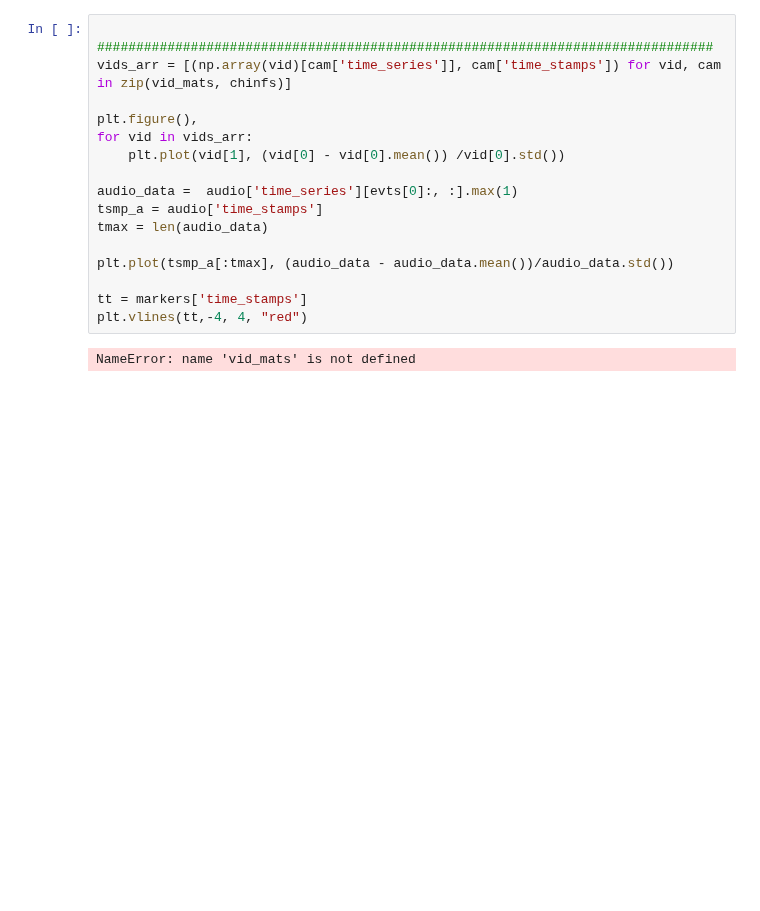
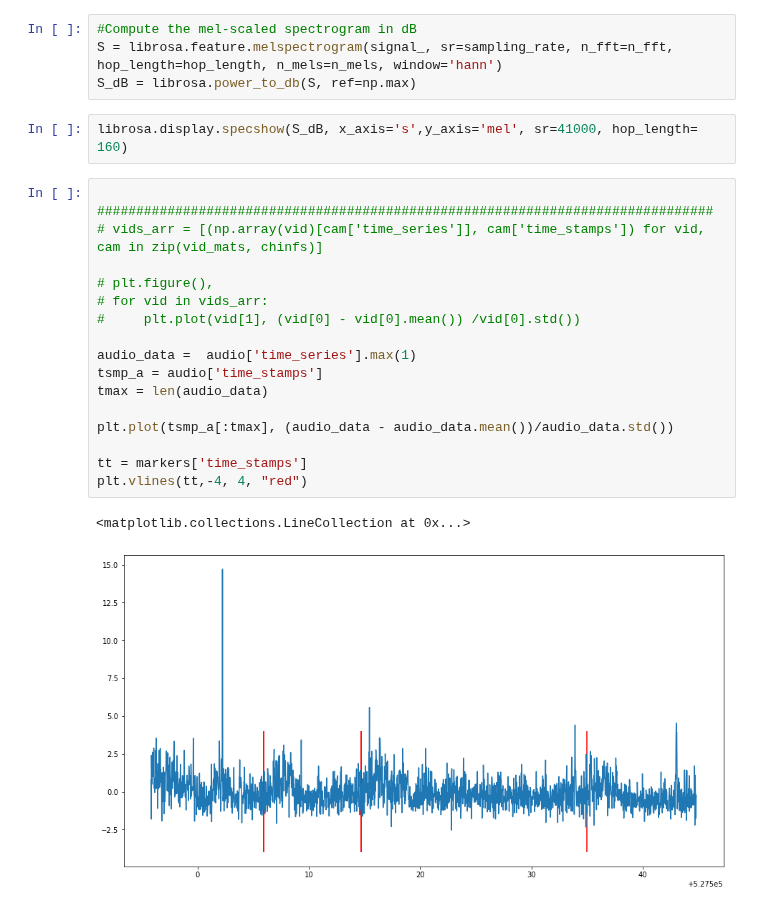
Before and after one commit to neurobooth/neurobooth-os, a Jupyter notebook: Neurobooth_data_visualizer.ipynb, the cells around one changed output. Cells and saved outputs as stored; diff of their text form; blank space fills up the shorter version.

```diff
--- a/Neurobooth_data_visualizer.ipynb
+++ b/Neurobooth_data_visualizer.ipynb
@@ -350,19 +388,26 @@ NameError: name 'markers' is not defined
+# %%
+#Compute the mel-scaled spectrogram in dB
+S = librosa.feature.melspectrogram(signal_, sr=sampling_rate, n_fft=n_fft, hop_length=hop_length, n_mels=n_mels, window='hann')
+S_dB = librosa.power_to_db(S, ref=np.max)
+# %%
+librosa.display.specshow(S_dB, x_axis='s',y_axis='mel', sr=41000, hop_length= 160)
 # %%
 
 ###############################################################################
-vids_arr = [(np.array(vid)[cam['time_series']], cam['time_stamps']) for vid, cam in zip(vid_mats, chinfs)]
+# vids_arr = [(np.array(vid)[cam['time_series']], cam['time_stamps']) for vid, cam in zip(vid_mats, chinfs)]
 
-plt.figure(),
-for vid in vids_arr:
-    plt.plot(vid[1], (vid[0] - vid[0].mean()) /vid[0].std())
+# plt.figure(),
+# for vid in vids_arr:
+#     plt.plot(vid[1], (vid[0] - vid[0].mean()) /vid[0].std())
 
-audio_data =  audio['time_series'][evts[0]:, :].max(1)
+audio_data =  audio['time_series'].max(1)
 tsmp_a = audio['time_stamps']
 tmax = len(audio_data)
 
 plt.plot(tsmp_a[:tmax], (audio_data - audio_data.mean())/audio_data.std())
 
 tt = markers['time_stamps']
 plt.vlines(tt,-4, 4, "red")
 # %% [output]
-NameError: name 'vid_mats' is not defined
+<matplotlib.collections.LineCollection at 0x...>
+[figure, added]
```
Also changed, not shown: parts of 27 cells of this notebook.
